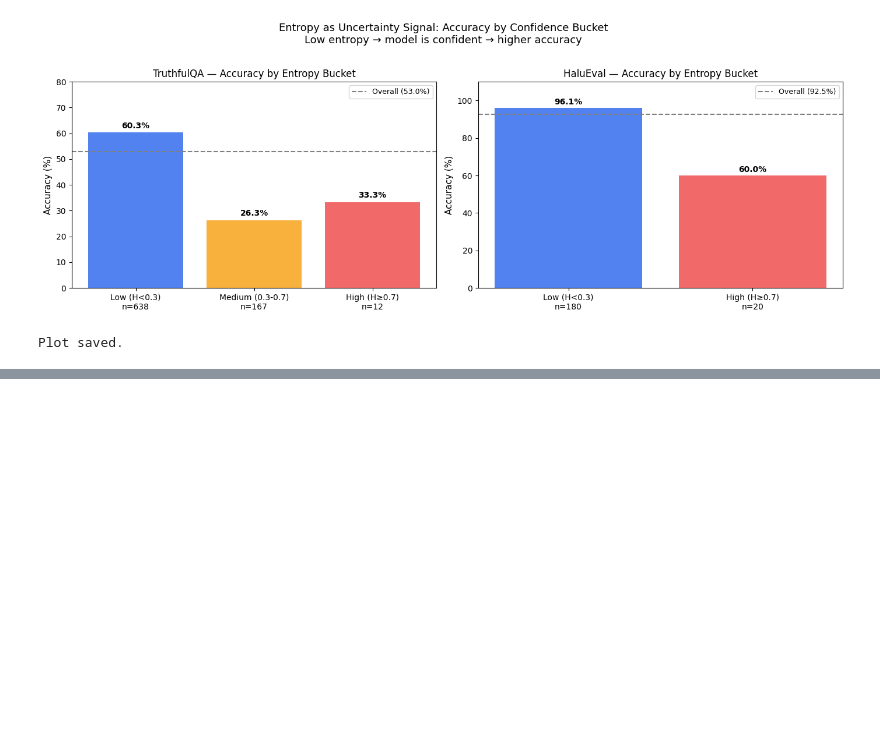
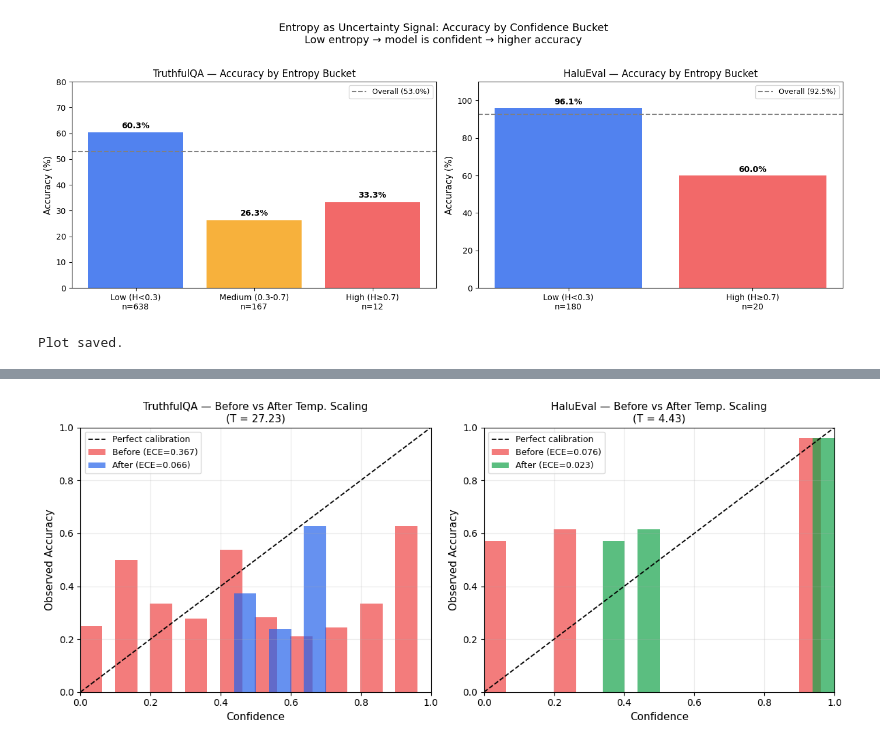
Before and after one commit to iremcesur/CENG467-Hallucination-Mitigation, a Jupyter notebook: 310201051_TermProject.ipynb, the cells around one changed output, grey strips where cells are left out. Drawn from its saved outputs; the diff is of its cells as text; code cells hidden in the pictures; blank space fills up the shorter version.

```diff
--- a/310201051_TermProject.ipynb
+++ b/310201051_TermProject.ipynb
@@ -962,0 +1213,48 @@ Plot saved.
+# %%
+# Before/after calibration plot
+def compute_ece_bins(confidences, corrects, n_bins=10):
+    confidences = np.array(confidences)
+    corrects = np.array(corrects, dtype=float)
+    bin_edges = np.linspace(0, 1, n_bins + 1)
+    bin_centers, accs = [], []
+    for i in range(n_bins):
+        lo, hi = bin_edges[i], bin_edges[i+1]
+        mask = (confidences >= lo) & (confidences <= hi) if i == n_bins-1 else (confidences >= lo) & (confidences < hi)
+        n_in_bin = mask.sum()
+        bin_centers.append((lo + hi) / 2)
+        accs.append(corrects[mask].mean() if n_in_bin > 0 else np.nan)
+    return np.array(bin_centers), np.array(accs)
+
+centers_tqa_b, accs_tqa_b = compute_ece_bins(conf_tqa, correct_tqa)
+centers_tqa_a, accs_tqa_a = compute_ece_bins(conf_tqa_cal, correct_tqa)
+centers_halu_b, accs_halu_b = compute_ece_bins(conf_halu, correct_halu)
+centers_halu_a, accs_halu_a = compute_ece_bins(conf_halu_cal, correct_halu)
+
+fig, axes = plt.subplots(1, 2, figsize=(12, 5))
+width = 0.08
+
+ax = axes[0]
+mask = ~np.isnan(accs_tqa_b)
+ax.bar(centers_tqa_b[mask] - 0.02, accs_tqa_b[mask], width=width*0.8, color='#ef4444', alpha=0.7, label=f'Before (ECE={ece_tqa:.3f})')
+mask2 = ~np.isnan(accs_tqa_a)
+ax.bar(centers_tqa_a[mask2] + 0.02, accs_tqa_a[mask2], width=width*0.8, color='#2563eb', alpha=0.7, label=f'After (ECE={ece_after_tqa:.3f})')
+ax.plot([0, 1], [0, 1], color='black', linestyle='--', linewidth=1.3, label='Perfect calibration')
+ax.set_xlabel('Confidence', fontsize=11); ax.set_ylabel('Observed Accuracy', fontsize=11)
+ax.set_title(f'TruthfulQA — Before vs After Temp. Scaling\n(T = {T_tqa:.2f})', fontsize=11)
+ax.set_xlim(0, 1); ax.set_ylim(0, 1); ax.legend(fontsize=9, loc='upper left'); ax.grid(alpha=0.25)
+
+ax = axes[1]
+mask = ~np.isnan(accs_halu_b)
+ax.bar(centers_halu_b[mask] - 0.02, accs_halu_b[mask], width=width*0.8, color='#ef4444', alpha=0.7, label=f'Before (ECE={ece_halu:.3f})')
+mask2 = ~np.isnan(accs_halu_a)
+ax.bar(centers_halu_a[mask2] + 0.02, accs_halu_a[mask2], width=width*0.8, color='#16a34a', alpha=0.7, label=f'After (ECE={ece_after_halu:.3f})')
+ax.plot([0, 1], [0, 1], color='black', linestyle='--', linewidth=1.3, label='Perfect calibration')
+ax.set_xlabel('Confidence', fontsize=11); ax.set_ylabel('Observed Accuracy', fontsize=11)
+ax.set_title(f'HaluEval — Before vs After Temp. Scaling\n(T = {T_halu:.2f})', fontsize=11)
+ax.set_xlim(0, 1); ax.set_ylim(0, 1); ax.legend(fontsize=9, loc='upper left'); ax.grid(alpha=0.25)
+
+plt.tight_layout()
+plt.savefig(f"{SAVE_DIR}/temperature_scaling_calibration.png", dpi=200)
+plt.show()
+# %% [output]
+[figure, added]
```
Also changed, not shown: parts of 20 cells of this notebook.
